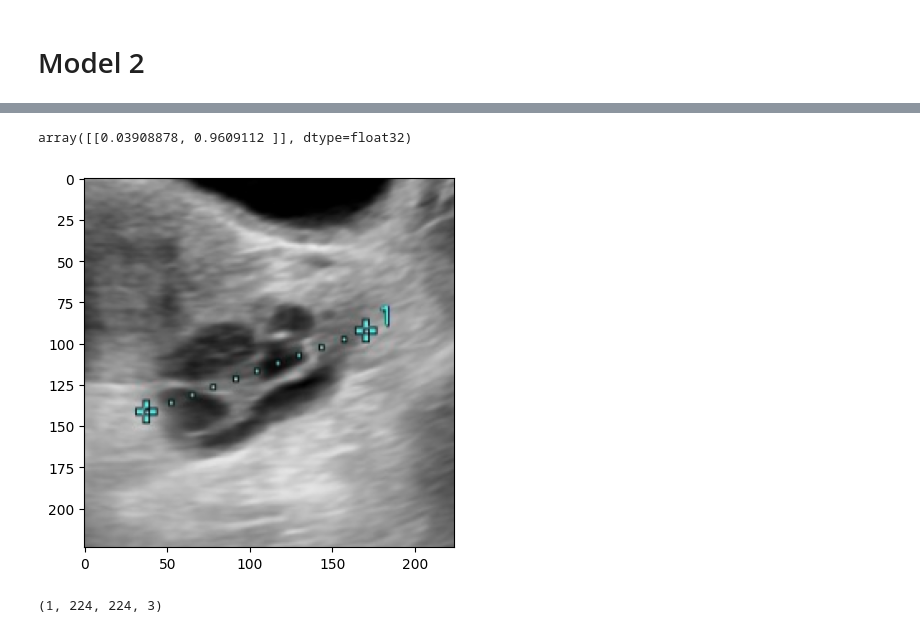
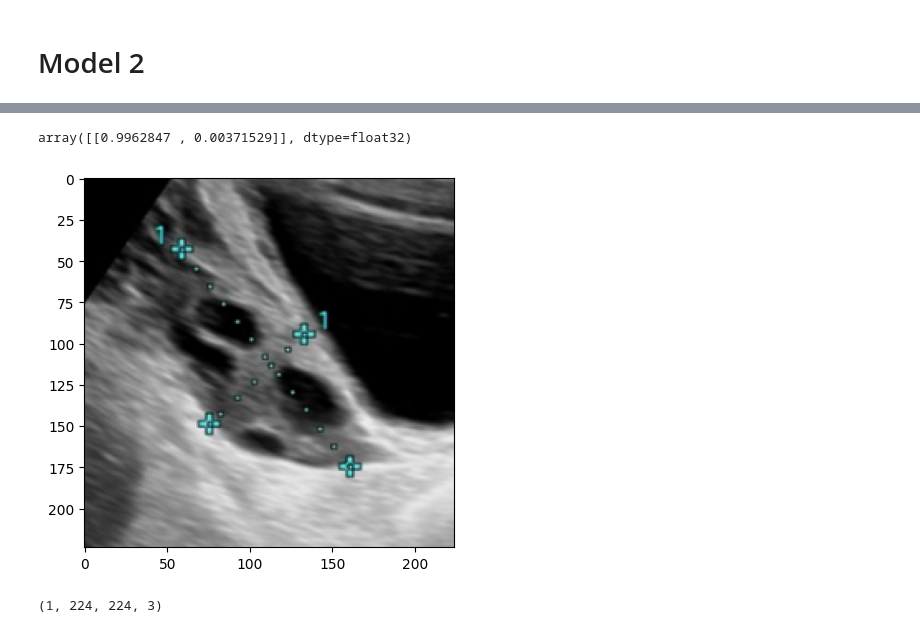
Before and after one commit to DeepakKumar-1122/PCOS-detection-ML, a Jupyter notebook: PCOS_Detection.ipynb, the cells around one changed output, grey strips where cells are left out. Drawn from its saved outputs; the diff is of its cells as text; code cells hidden in the pictures.

```diff
--- a/PCOS_Detection.ipynb
+++ b/PCOS_Detection.ipynb
@@ -235,3 +236,5 @@ Epoch 8/8
+# %%
+model = tf.keras.models.load_model("saved_models/model.keras")
 # %%
 loss_and_accuracy_plot(history2)
 # %% [output]
@@ -240,11 +243,11 @@ loss_and_accuracy_plot(history2)
 # %%
 # img = cv2.imread('archive\data\\test\infected\img_0_275.jpg')
 
-img = cv2.imread("RH_dataset\PCOD\\5.JPG")
+img = cv2.imread("RH_dataset\PCOD\\2.JPG")
 img = cv2.resize(img, (224, 224))
 img = img.astype("float32") / 255.0
 plt.imshow(img)
 img = np.expand_dims(img, axis=0)
-model1.predict(img)
+model.predict(img)
 # plt.imshow(img)
 # %% [output]
@@ -252,5 +255,5 @@ model1.predict(img)
-array([[0.03908878, 0.9609112 ]], dtype=float32)
+array([[0.9962847 , 0.00371529]], dtype=float32)
-[figure, old version]
+[figure, new version]
 # %%
 print(img.shape)
 # %% [output]
```
Also changed, not shown: parts of 13 cells of this notebook, 1 other file.
